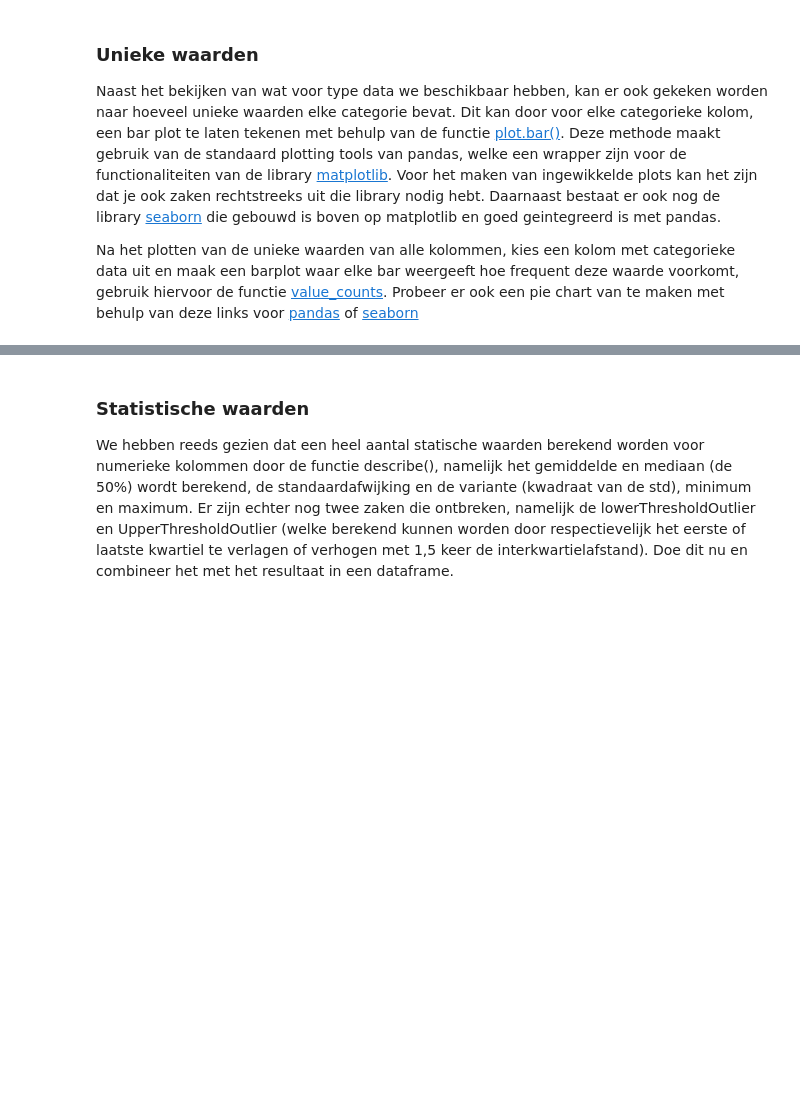
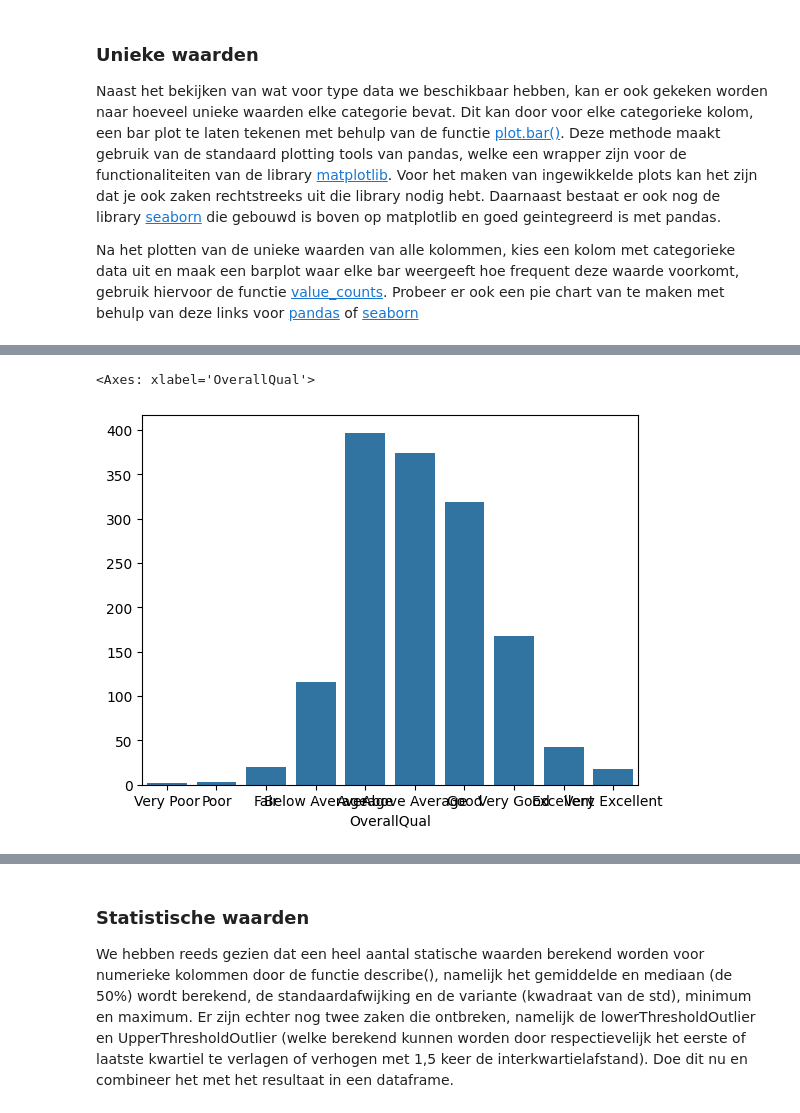
Before and after one commit to OdiseeDataScience2526/Leerstof-groep456, a Jupyter notebook: Les_03/03_DataExploration.ipynb, the cells around one changed output, grey strips where cells are left out. Cells and saved outputs as stored; diff of their text form; code cells hidden in the pictures; blank space fills up the shorter version.

```diff
--- a/Les_03/03_DataExploration.ipynb
+++ b/Les_03/03_DataExploration.ipynb
@@ -60,3 +168,13 @@ Probeer er ook een pie chart van te maken met behulp van deze links voor [pandas
+# %%
+# om gebalanceerdheid te bepalen
+tmp = df_train.OverallQual.value_counts().sort_index()
+# sort_index vaak gemakkelijker als je nog extra bewerkingen wilt doen
+rename_dict =  {1:"Very Poor",2:"Poor",3:"Fair",4:"Below Average",5:"Average",6:"Above Average",7:"Good",8:"Very Good",9:"Excellent",10:"Very Excellent"}
+tmp = tmp.rename(index=rename_dict)
+sns.barplot(x=tmp.index, y=tmp.values)
+# %% [output]
+<Axes: xlabel='OverallQual'>
+[figure, added]
 # %% [markdown]
 Oefening: Maak door gebruik te maken van explode en labels en startangle argumenten de volgende figuur waarin de verdeling van de "OverallQual" kolom getoond wordt, zo goed als mogelijk na met behulp van matplotlib.
 Merk op dat deze kolom numerieke waarden (0 tot en met 10) bevat en dus niet in de categorieke data zit. De labels kunnen echter omgezet worden op basis van de waarden uit het txt-bestand. Meer informatie over het op te bouwen van een pie chart vind je [hier](https://matplotlib.org/stable/api/_as_gen/matplotlib.pyplot.pie.html) en de standaard kleurcombinaties vind je [hier](https://matplotlib.org/stable/tutorials/colors/colormaps.html)
```
Also changed, not shown: parts of 22 cells of this notebook, 3 other files.
